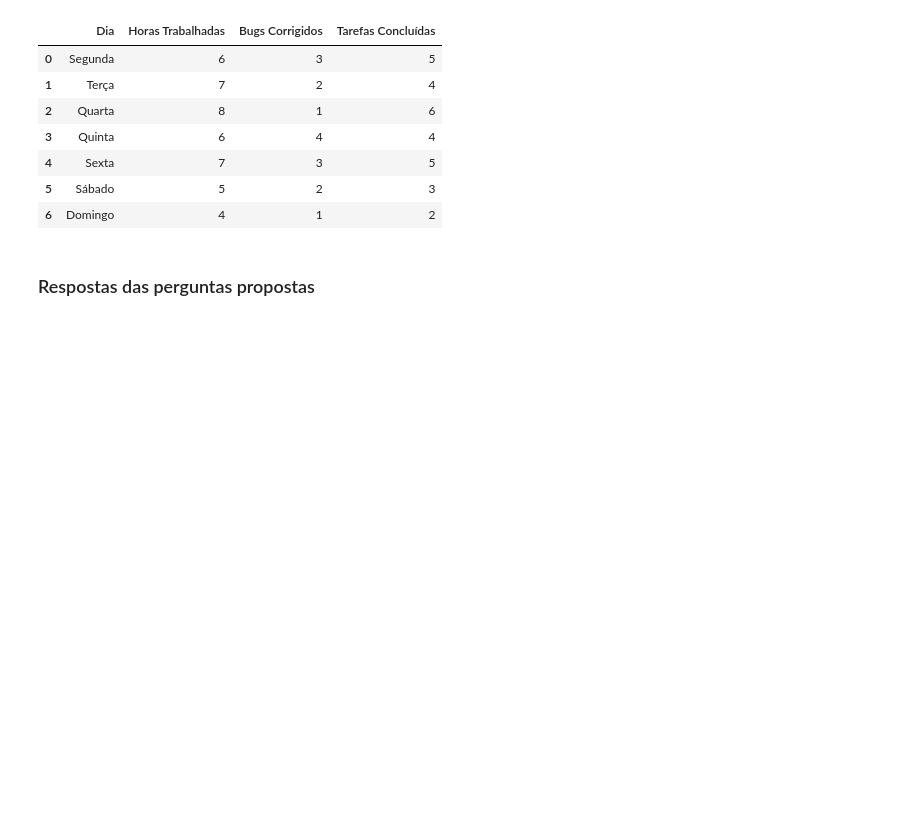
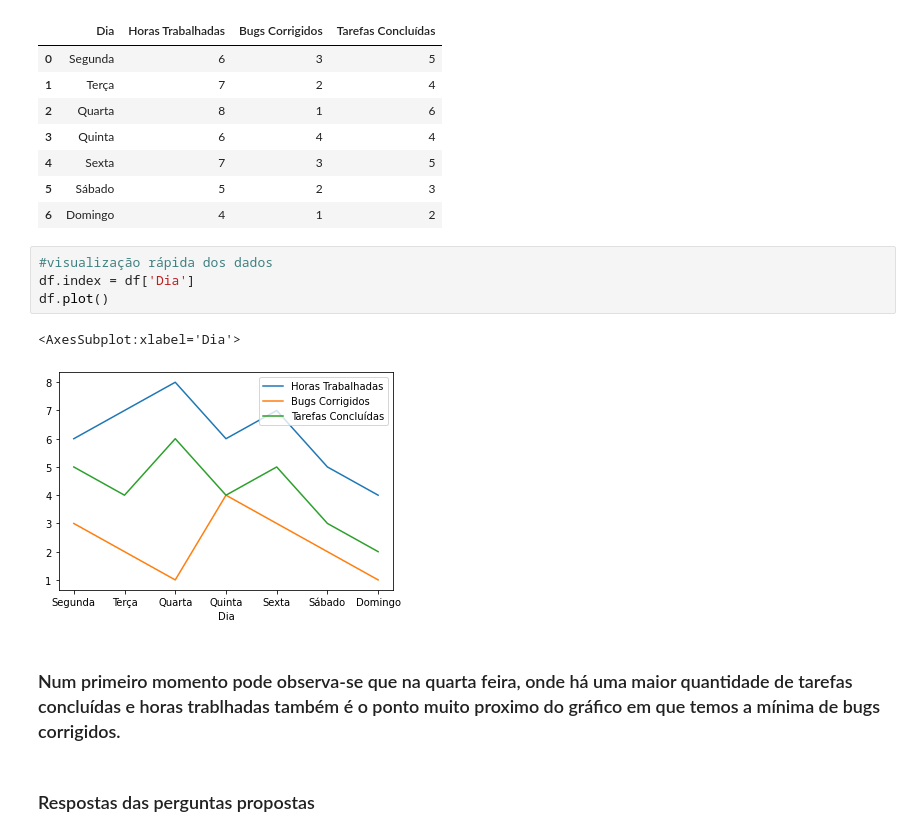
Before and after one commit to barbosamichael/mod04_projeto_individual, a Jupyter notebook: Resilia_proj_ind_mod04.ipynb, the cells around one changed output. Drawn from its saved outputs; the diff is of its cells as text; blank space fills up the shorter version.

```diff
--- a/Resilia_proj_ind_mod04.ipynb
+++ b/Resilia_proj_ind_mod04.ipynb
@@ -21,6 +22,15 @@ df
 | 4 | Sexta | 7 | 3 | 5 |
 | 5 | Sábado | 5 | 2 | 3 |
 | 6 | Domingo | 4 | 1 | 2 |
+# %%
+#visualização rápida dos dados
+df.index = df['Dia']
+df.plot()
+# %% [output]
+<AxesSubplot:xlabel='Dia'>
+[figure, added]
+# %% [markdown]
+### Num primeiro momento pode observa-se que na quarta feira, onde há uma maior quantidade de tarefas concluídas e horas trablhadas também é o ponto muito proximo do gráfico em que temos a mínima de bugs corrigidos.
 # %% [markdown]
 ### Respostas das perguntas propostas
 # %% [markdown]
```
Also changed, not shown: parts of 15 cells of this notebook.
